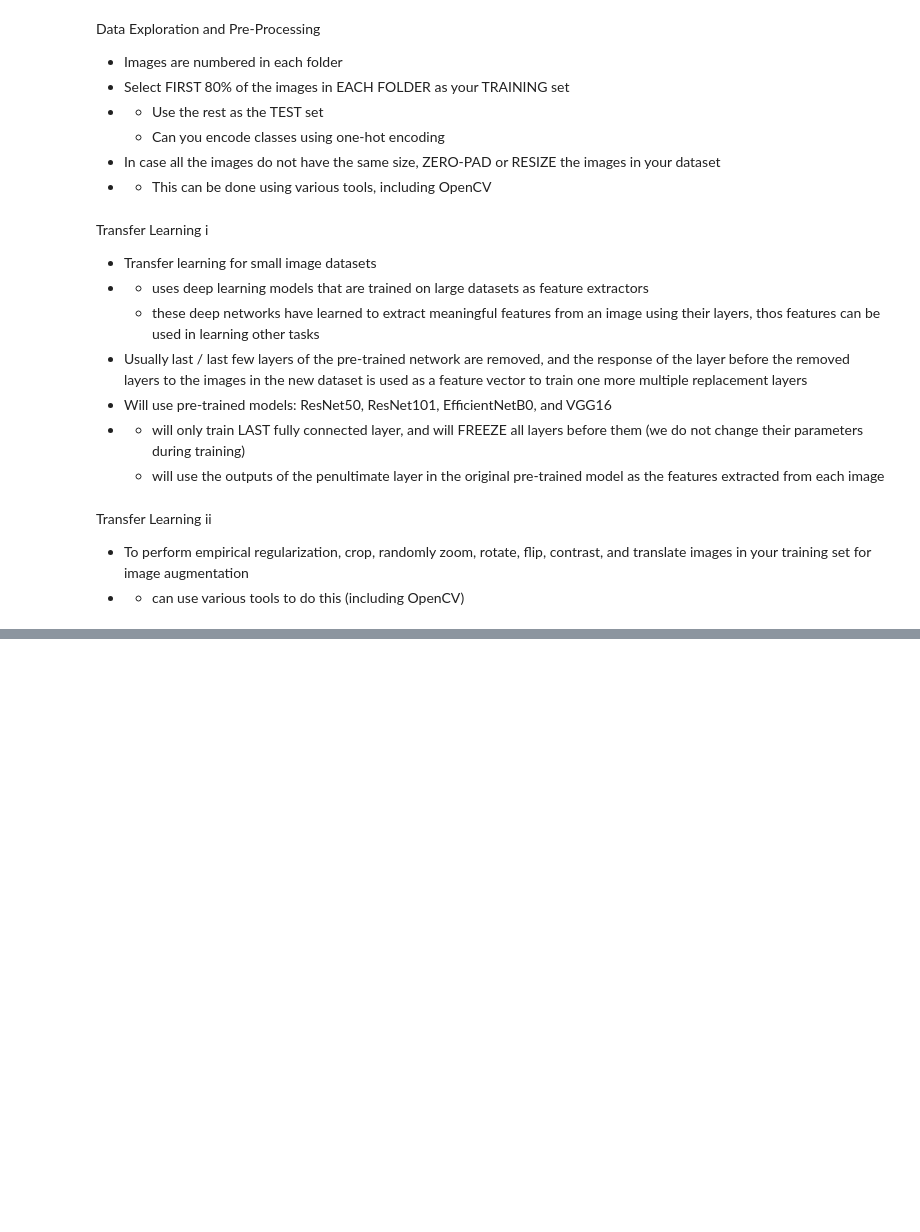
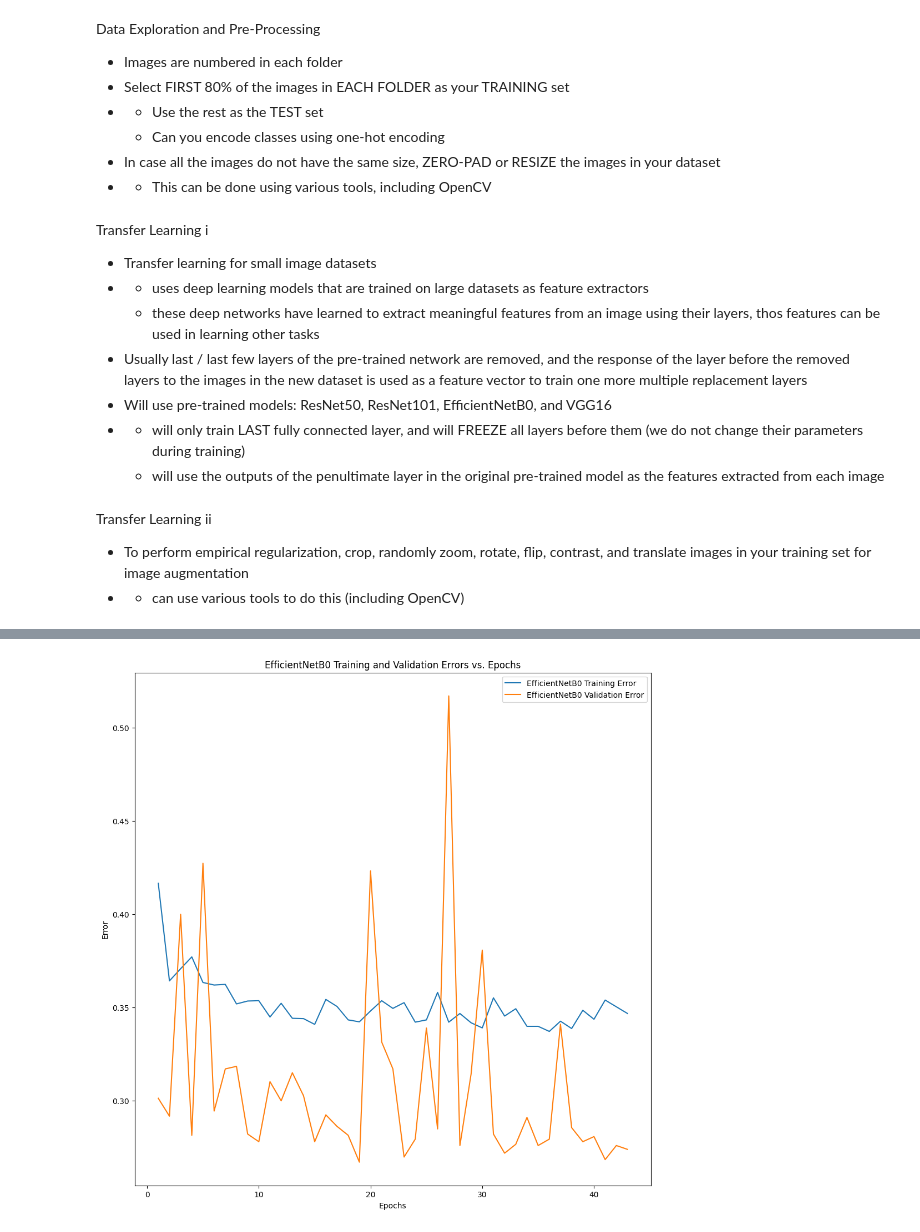
Before and after one commit to brynndafoe02/dsci552_summer2026, a Jupyter notebook: Dafoe_Brynn_FP/notebook/Dafoe_Brynn_Project.ipynb, the cells around one changed output, grey strips where cells are left out. Cells and saved outputs as stored; diff of their text form; code cells hidden in the pictures; blank space fills up the shorter version.

```diff
--- a/Dafoe_Brynn_FP/notebook/Dafoe_Brynn_Project.ipynb
+++ b/Dafoe_Brynn_FP/notebook/Dafoe_Brynn_Project.ipynb
@@ -255,0 +667,69 @@ KeyboardInterrupt:
+# %%
+# EfficientNetB0 plot training and validation errors vs. epochs
+effnet_train_acc = np.array(history_effnet.history['accuracy'])
+effnet_val_acc = np.array(history_effnet.history['val_accuracy'])
+effnet_train_error = 1 - effnet_train_acc
+effnet_val_error = 1 - effnet_val_acc
+effnet_epochs = np.arange(1, len(effnet_train_error) + 1)
+
+plt.figure(figsize=(12, 12))
+plt.plot(effnet_epochs, effnet_train_error, label='EfficientNetB0 Training Error')
+plt.plot(effnet_epochs, effnet_val_error, label='EfficientNetB0 Validation Error')
+plt.xlabel("Epochs")
+plt.ylabel("Error")
+plt.title("EfficientNetB0 Training and Validation Errors vs. Epochs")
+plt.legend()
+plt.show()
+
+# training Precision, Recall, AUC, F1 Score
+effnet_Y_train_probs = effnet_fm.predict(X_train)
+
+effnet_Y_train_true = np.argmax(Y_train, axis=1)
+effnet_Y_train_pred = np.argmax(effnet_Y_train_probs, axis=1)
+
+effnet_train_precision = precision_score(effnet_Y_train_true, effnet_Y_train_pred, average='weighted', zero_division=0)
+effnet_train_recall = recall_score(effnet_Y_train_true, effnet_Y_train_pred, average='weighted', zero_division=0)
+effnet_train_f1 = f1_score(effnet_Y_train_true, effnet_Y_train_pred, average='weighted', zero_division=0)
+effnet_train_auc = roc_auc_score(Y_train, effnet_Y_train_probs, average='weighted', multi_class='ovr')
+
+print("EfficientNetB0 TRAINING Scores:")
+print(f"\tPrecision: {effnet_train_precision}")
+print(f"\tRecall: {effnet_train_recall}")
+print(f"\tF1 Score: {effnet_train_f1}")
+print(f"\tAUC: {effnet_train_auc}")
+
+# testing Precision, Recall, AUC, F1 Score
+effnet_Y_test_probs = effnet_fm.predict(X_test)
+
+effnet_Y_test_true = np.argmax(Y_test, axis=1)
+effnet_Y_test_pred = np.argmax(effnet_Y_test_probs, axis=1)
+
+effnet_test_precision = precision_score(effnet_Y_test_true, effnet_Y_test_pred, average='weighted', zero_division=0)
+effnet_test_recall = recall_score(effnet_Y_test_true, effnet_Y_test_pred, average='weighted', zero_division=0)
+effnet_test_f1 = f1_score(effnet_Y_test_true, effnet_Y_test_pred, average='weighted', zero_division=0)
+effnet_test_auc = roc_auc_score(Y_test, effnet_Y_test_probs, average='weighted', multi_class='ovr')
+
+print("EfficientNetB0 TESTING Scores:")
+print(f"\tPrecision: {effnet_test_precision}")
+print(f"\tRecall: {effnet_test_recall}")
+print(f"\tF1 Score: {effnet_test_f1}")
+print(f"\tAUC: {effnet_test_auc}")
+
+# validation Precision, Recall, AUC, F1 Score
+effnet_Y_val_probs = effnet_fm.predict(X_val)
+
+effnet_Y_val_true = np.argmax(Y_val, axis=1)
+effnet_Y_val_pred = np.argmax(effnet_Y_val_probs, axis=1)
+
+effnet_val_precision = precision_score(effnet_Y_val_true, effnet_Y_val_pred, average='weighted', zero_division=0)
+effnet_val_recall = recall_score(effnet_Y_val_true, effnet_Y_val_pred, average='weighted', zero_division=0)
+effnet_val_f1 = f1_score(effnet_Y_val_true, effnet_Y_val_pred, average='weighted', zero_division=0)
+effnet_val_auc = roc_auc_score(Y_val, effnet_Y_val_probs, average='weighted', multi_class='ovr')
+
+print("EfficientNetB0 VALIDATION Scores:")
+print(f"\tPrecision: {effnet_val_precision}")
+print(f"\tRecall: {effnet_val_recall}")
+print(f"\tF1 Score: {effnet_val_f1}")
+print(f"\tAUC: {effnet_val_auc}")
+# %% [output]
+[figure, added]
```
Also changed, not shown: parts of 17 cells of this notebook.
